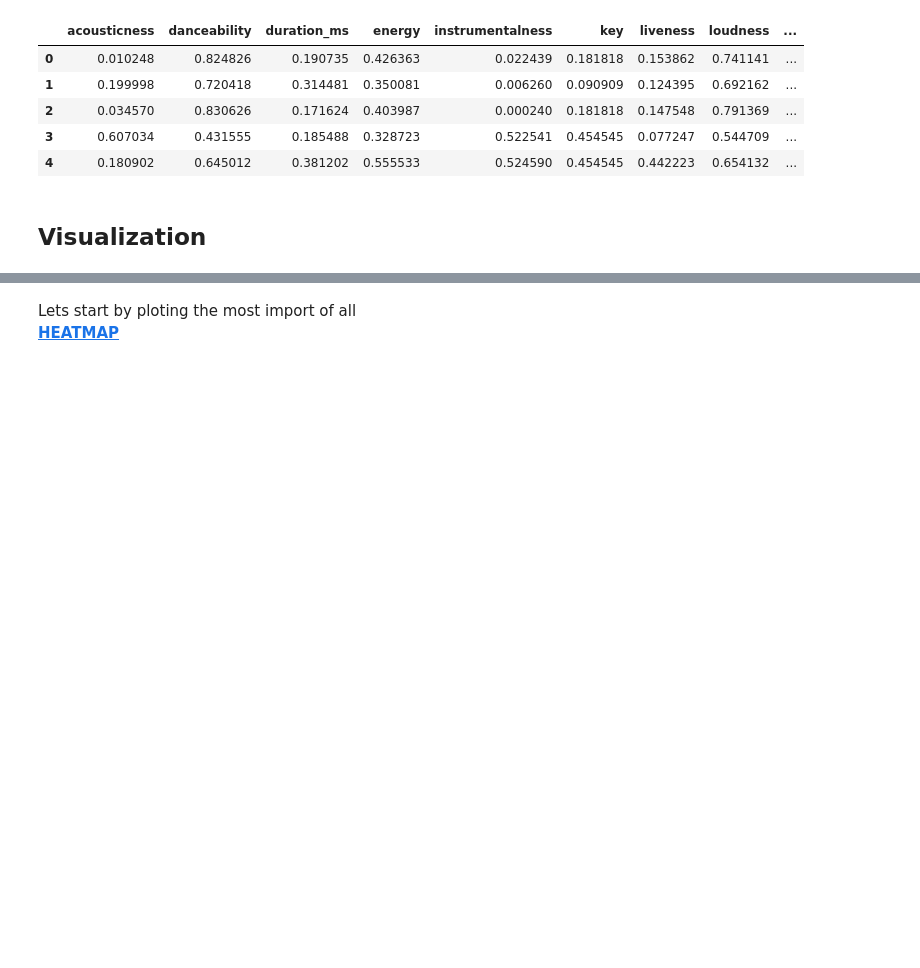
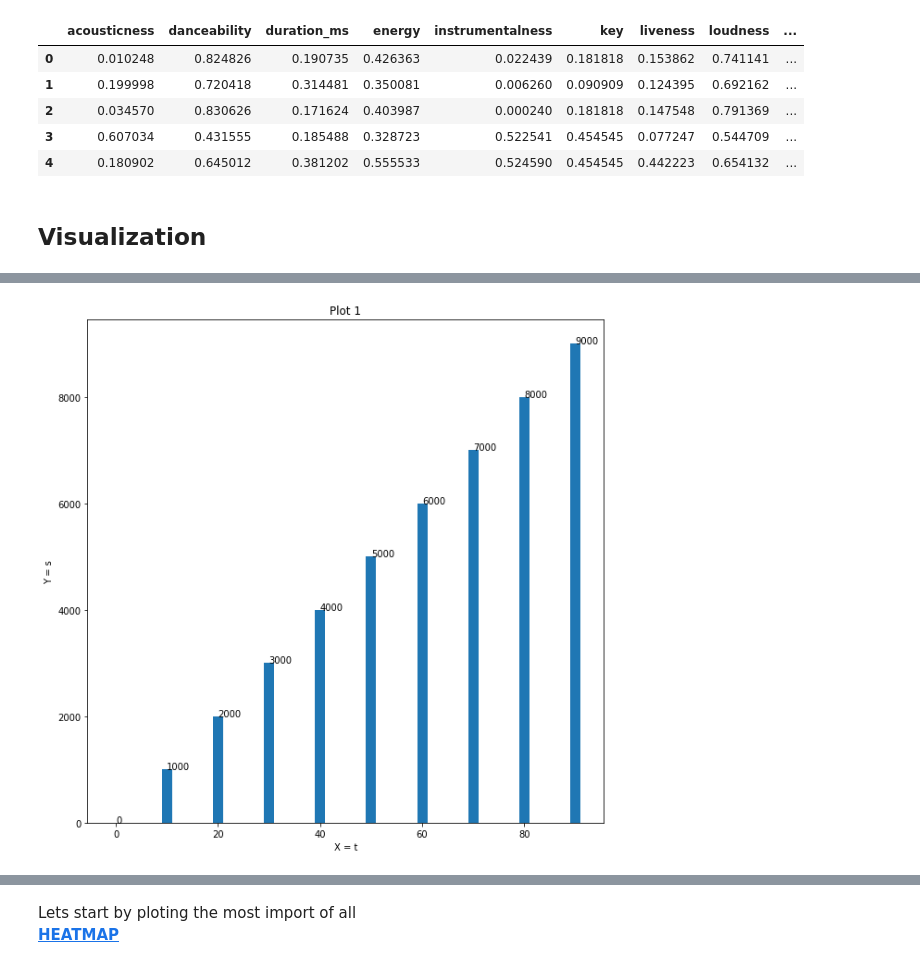
Before and after one commit to kabirnagpal/ML-Track, a Jupyter notebook: week 1.ipynb, the cells around one changed output, grey strips where cells are left out. Drawn from its saved outputs; the diff is of its cells as text; code cells hidden in the pictures; blank space fills up the shorter version.

```diff
--- a/week 1.ipynb
+++ b/week 1.ipynb
@@ -269,0 +295,18 @@ import seaborn as sns
+# %%
+t = [ i for i in range(0,100,10) ]
+s = [ i for i in range(0,10000,1000) ]
+
+# defining size of image
+plt.figure(figsize=(10,10))
+plt.bar(t,s,width=2)
+
+# putting up labels against bars
+for index, value in zip(t,s):
+    plt.text(index,value, str(value))
+
+plt.xlabel('X = t')
+plt.ylabel('Y = s')
+plt.title('Plot 1')
+plt.show()
+# %% [output]
+[figure, added]
```
Also changed, not shown: parts of 7 cells of this notebook, 8 other files.
